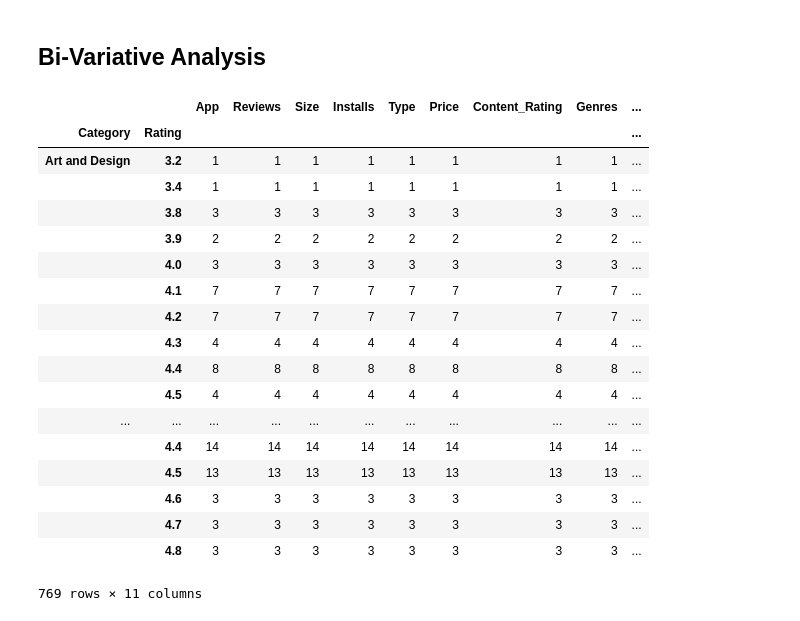
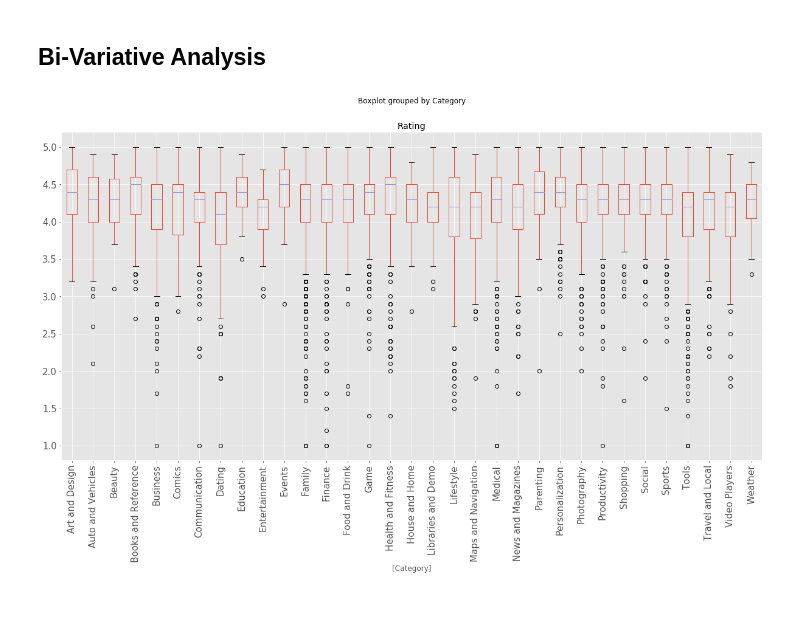
Before and after one commit to JayCarrLTD/google-play-store-apps, a Jupyter notebook: Google Play-Analysis.ipynb, the cells around one changed output. Saved outputs shown, nothing was run; the diff lists cells and outputs as text; code cells hidden in the pictures.

```diff
--- a/Google Play-Analysis.ipynb
+++ b/Google Play-Analysis.ipynb
@@ -6,6 +6,9 @@ A app development company is looking to create the next big Google application.
 # %%
 import pandas as pd
 import numpy as np
+import matplotlib
+matplotlib.style.use('ggplot')
+import matplotlib.pyplot as plt
 # %%
 # Loading the original datafile for google play
 orginal_play = pd.read_csv('play_clean.csv')
@@ -287,25 +290,7 @@ freq       2864
 Name: Last_Updated, dtype: object
 # %% [markdown]
 ## Bi-Variative Analysis
-# %%
-play.groupby(['Category','Rating']).count()
-# %% [output]
-|  |  | App | Reviews | Size | Installs | Type | Price | Content_Rating | Genres | ... |
-| Category | Rating |  |  |  |  |  |  |  |  | ... |
-| Art and Design | 3.2 | 1 | 1 | 1 | 1 | 1 | 1 | 1 | 1 | ... |
-|  | 3.4 | 1 | 1 | 1 | 1 | 1 | 1 | 1 | 1 | ... |
-|  | 3.8 | 3 | 3 | 3 | 3 | 3 | 3 | 3 | 3 | ... |
-|  | 3.9 | 2 | 2 | 2 | 2 | 2 | 2 | 2 | 2 | ... |
-|  | 4.0 | 3 | 3 | 3 | 3 | 3 | 3 | 3 | 3 | ... |
-|  | 4.1 | 7 | 7 | 7 | 7 | 7 | 7 | 7 | 7 | ... |
-|  | 4.2 | 7 | 7 | 7 | 7 | 7 | 7 | 7 | 7 | ... |
-|  | 4.3 | 4 | 4 | 4 | 4 | 4 | 4 | 4 | 4 | ... |
-|  | 4.4 | 8 | 8 | 8 | 8 | 8 | 8 | 8 | 8 | ... |
-|  | 4.5 | 4 | 4 | 4 | 4 | 4 | 4 | 4 | 4 | ... |
-| ... | ... | ... | ... | ... | ... | ... | ... | ... | ... | ... |
-|  | 4.4 | 14 | 14 | 14 | 14 | 14 | 14 | 14 | 14 | ... |
-|  | 4.5 | 13 | 13 | 13 | 13 | 13 | 13 | 13 | 13 | ... |
-|  | 4.6 | 3 | 3 | 3 | 3 | 3 | 3 | 3 | 3 | ... |
-|  | 4.7 | 3 | 3 | 3 | 3 | 3 | 3 | 3 | 3 | ... |
-|  | 4.8 | 3 | 3 | 3 | 3 | 3 | 3 | 3 | 3 | ... |
-769 rows × 11 columns
+# %%
+play.boxplot(column=['Rating'], by =['Category'], rot=90, figsize = (20,10), fontsize = 15);
+# %% [output]
+[figure, added]
```
Also changed, not shown: parts of 2 cells of this notebook.
